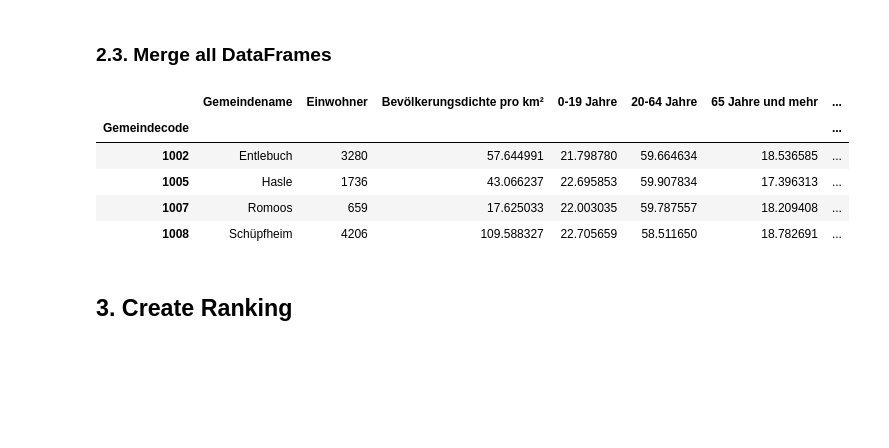
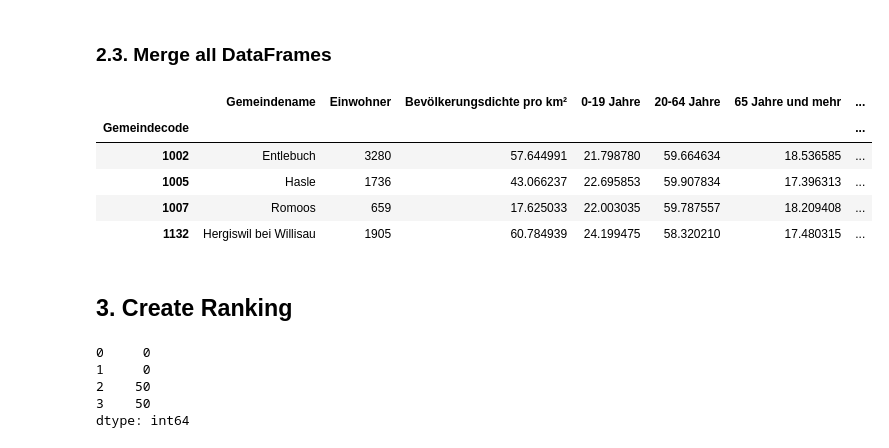
Before and after one commit to RobinfRoth/dawr-ass1, a Jupyter notebook: dawr_assignment1.ipynb, the cells around one changed output. Drawn from its saved outputs; the diff is of its cells as text; code cells hidden in the pictures; blank space fills up the shorter version.

```diff
--- a/dawr_assignment1.ipynb
+++ b/dawr_assignment1.ipynb
@@ -362,7 +370,7 @@ def plot_selected_color_range(image: np.ndarray, selected_px_locations: np.ndarr
     '''
     _, axes = plt.subplots(1, 2, figsize=(10, 5))
     axes[0].imshow(selected_px_locations, cmap='gray')
-    axes[0].set_title('Red Parts')
+    axes[0].set_title('Extracted Parts')
     axes[1].imshow(cv.cvtColor(image, cv.COLOR_BGR2RGB))
     axes[1].set_title('Original')
 
@@ -371,7 +379,7 @@ def plot_selected_color_range(image: np.ndarray, selected_px_locations: np.ndarr
     plt.show()
 # %%
 def calculate_color_ratio(image_path: Path, color_range1: Tuple[np.array, np.array],
-                          color_range2: Tuple[np.array, np.array] | None,
+                          color_range2: Tuple[np.array, np.array] | None = None,
                           plot_image: bool = False) -> float:
     '''
     Calculates which ratio of pixels in an image fall in one or two
@@ -406,9 +414,11 @@ def calculate_color_ratio(image_path: Path, color_range1: Tuple[np.array, np.arr
 
     # locations of the pixels inside the given range
     locations_range1 = cv.inRange(hsv_img, color_range1[0], color_range1[1])
-    locations_range2 = cv.inRange(hsv_img, color_range2[0], color_range2[1])
+    color_px_locations = locations_range1
 
-    color_px_locations = cv.bitwise_or(locations_range1, locations_range2)
+    if color_range2:
+        locations_range2 = cv.inRange(hsv_img, color_range2[0], color_range2[1])
+        color_px_locations = cv.bitwise_or(locations_range1, locations_range2)
 
     bg_count = count_background_pixels(img)
     if plot_image:
@@ -419,14 +429,28 @@ def calculate_color_ratio(image_path: Path, color_range1: Tuple[np.array, np.arr
     color_px_ratio = color_px_count / (color_px_locations.size - bg_count)
     return color_px_ratio
 # %%
-#  red hue in HSV color model
+# red hue in HSV color model
 red_start = ( np.array([0, 115, 115]), np.array([8, 255, 255]) )
 red_end = ( np.array([171, 115, 115]), np.array([179, 255, 255]) )
 
+# yellow hue in HSV color model
+yellow_start = ( np.array([23, 90, 90]), np.array([32, 255, 255]) )
+
 imgs = sorted(list(COAT_OF_ARMS_PATH.glob('*.jpg')))
 
-color_ratios_red = { img_path.stem: calculate_color_ratio(img_path, red_start, red_end) for img_path in imgs }
-df_red_ratio = pd.DataFrame({'Gemeindecode': color_ratios_red.keys(), 'Rotanteil Wappen': color_ratios_red.values()})
-df_red_ratio.set_index('Gemeindecode', inplace=True)
+color_ratios_red = {
+    img_path.stem: calculate_color_ratio(img_path, red_start, red_end)
+    for img_path in imgs
+}
+color_ratios_yellow = {
+    img_path.stem: calculate_color_ratio(img_path, yellow_start)
+    for img_path in imgs
+}
 
-df_red_ratio.index = df_red_ratio.index.astype("int64")
+df_color_ratio = pd.DataFrame({'Gemeindecode': color_ratios_red.keys(),
+                             'Rotanteil Wappen': color_ratios_red.values(),
+                             'Gelbanteil Wappen': color_ratios_yellow.values(),
+                             })
+df_color_ratio.set_index('Gemeindecode', inplace=True)
+
+df_color_ratio.index = df_color_ratio.index.astype("int")
@@ -433,15 +464,15 @@ df_red_ratio.index = df_red_ratio.index.astype("int64")
 # %% [markdown]
 ### 2.3. Merge all DataFrames
 # %%
-lu_data = base_data.join(df_red_ratio, on='Gemeindecode', how='left')
+lu_data = base_data.join(df_color_ratio, on='Gemeindecode', how='left')
 
-lu_data.loc[lu_data.Gemeindename.isin(['Entlebuch', 'Romoos', 'Hasle', 'Schüpfheim'])]
+lu_data.loc[lu_data.Gemeindename.isin(['Entlebuch', 'Romoos', 'Hasle', 'Hergiswil bei Willisau'])]
 # %% [output]
 |  | Gemeindename | Einwohner | Bevölkerungsdichte pro km² | 0-19 Jahre | 20-64 Jahre | 65 Jahre und mehr | ... |
 | Gemeindecode |  |  |  |  |  |  | ... |
 | 1002 | Entlebuch | 3280 | 57.644991 | 21.798780 | 59.664634 | 18.536585 | ... |
 | 1005 | Hasle | 1736 | 43.066237 | 22.695853 | 59.907834 | 17.396313 | ... |
 | 1007 | Romoos | 659 | 17.625033 | 22.003035 | 59.787557 | 18.209408 | ... |
-| 1008 | Schüpfheim | 4206 | 109.588327 | 22.705659 | 58.511650 | 18.782691 | ... |
+| 1132 | Hergiswil bei Willisau | 1905 | 60.784939 | 24.199475 | 58.320210 | 17.480315 | ... |
 # %% [markdown]
 ## 3. Create Ranking
@@ -457 +539,13 @@ def rank_normalized(values_to_rank: pd.Series, less_is_better: bool = False) ->
+# %%
+values = pd.Series([0.65, 0.125, 1, .5])
+rank_custom(values, (0.25, 0.3))
+
+v2 = pd.Series([0, 1, 0.225, 0.775])
+rank_custom(v2, (0.45, 0.55))
+# %% [output]
+0     0
+1     0
+2    50
+3    50
+dtype: int64
 # %%
```
Also changed, not shown: parts of 6 cells of this notebook.
